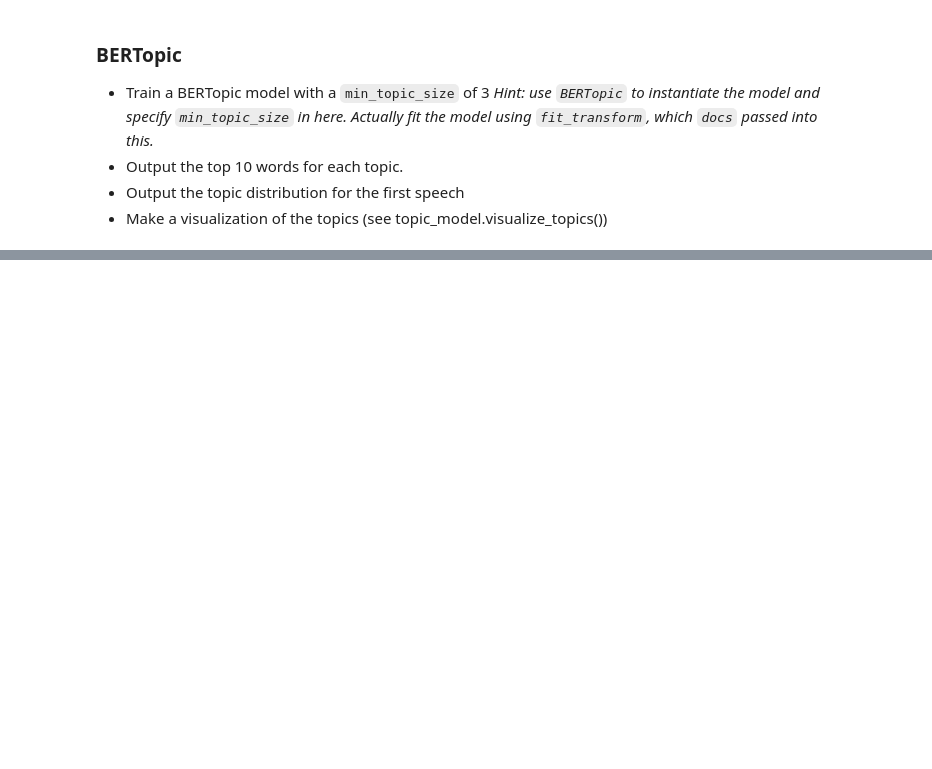
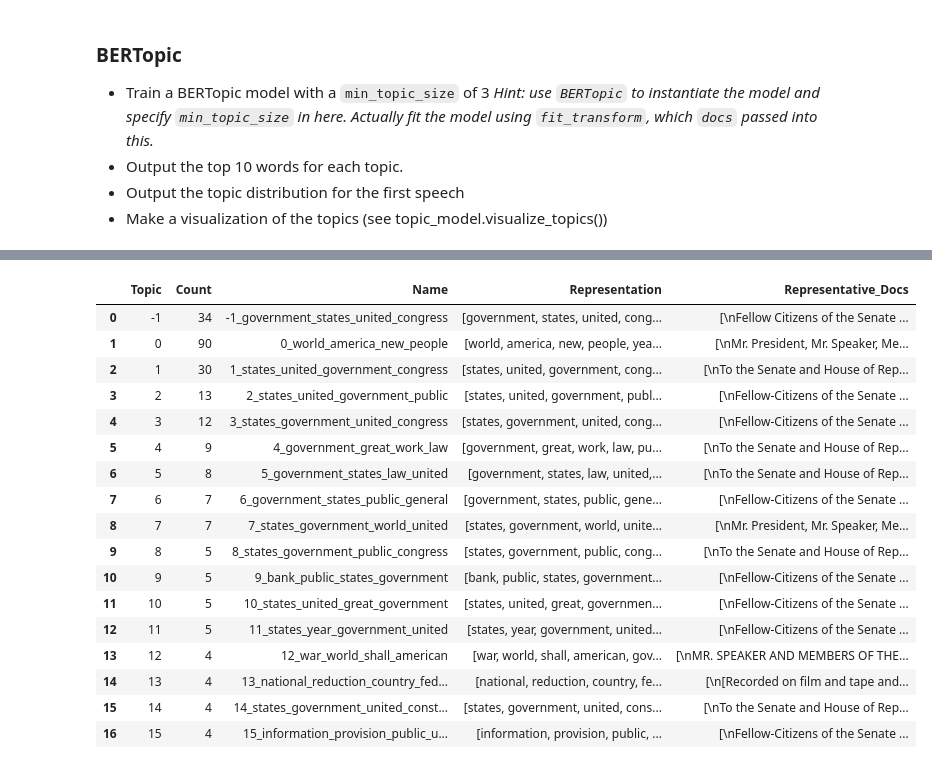
Before and after one commit to UCB-stat-159-f25/proj02-group08, a Jupyter notebook: notebooks/nlp-P03.ipynb, the cells around one changed output, grey strips where cells are left out. Cells and saved outputs as stored; diff of their text form; code cells hidden in the pictures; blank space fills up the shorter version.

```diff
--- a/notebooks/nlp-P03.ipynb
+++ b/notebooks/nlp-P03.ipynb
@@ -263,4 +262,7 @@ docs = sou['Text'].to_list()
 # %%
 # train the model - this takes about 30 seconds
+MIN_TOPIC_SIZE = 3
+IS_VERBOSE = True
 
-# remove stop words from the topics (Hint: use CountVectorizer and then .update_topics on topic_model)
+step07_topic_model    = BERTopic(min_topic_size=MIN_TOPIC_SIZE, verbose=IS_VERBOSE)
+topics, probabilities = step07_topic_model.fit_transform(docs)
@@ -266,0 +300,7 @@ docs = sou['Text'].to_list()
+# %%
+# remove stop words from the topics (Hint: use CountVectorizer and then .update_topics on topic_model)
+
+LANG="english"
+
+step08_vectorizer_model = CountVectorizer(stop_words=LANG)
+step07_topic_model.update_topics(docs, topics=topics, vectorizer_model=step08_vectorizer_model)
@@ -267,5 +309,27 @@ docs = sou['Text'].to_list()
 # %%
 # output the top 10 words for each topic - hint see get_topic_info
+
+step09_topic_info = step07_topic_model.get_topic_info()
+step09_topic_info
+# %% [output]
+|  | Topic | Count | Name | Representation | Representative_Docs |
+| 0 | -1 | 34 | -1_government_states_united_congress | [government, states, united, cong... | [\nFellow Citizens of the Senate ... |
+| 1 | 0 | 90 | 0_world_america_new_people | [world, america, new, people, yea... | [\nMr. President, Mr. Speaker, Me... |
+| 2 | 1 | 30 | 1_states_united_government_congress | [states, united, government, cong... | [\nTo the Senate and House of Rep... |
+| 3 | 2 | 13 | 2_states_united_government_public | [states, united, government, publ... | [\nFellow-Citizens of the Senate ... |
+| 4 | 3 | 12 | 3_states_government_united_congress | [states, government, united, cong... | [\nFellow-Citizens of the Senate ... |
+| 5 | 4 | 9 | 4_government_great_work_law | [government, great, work, law, pu... | [\nTo the Senate and House of Rep... |
+| 6 | 5 | 8 | 5_government_states_law_united | [government, states, law, united,... | [\nTo the Senate and House of Rep... |
+| 7 | 6 | 7 | 6_government_states_public_general | [government, states, public, gene... | [\nFellow-Citizens of the Senate ... |
+| 8 | 7 | 7 | 7_states_government_world_united | [states, government, world, unite... | [\nMr. President, Mr. Speaker, Me... |
+| 9 | 8 | 5 | 8_states_government_public_congress | [states, government, public, cong... | [\nTo the Senate and House of Rep... |
+| 10 | 9 | 5 | 9_bank_public_states_government | [bank, public, states, government... | [\nFellow-Citizens of the Senate ... |
+| 11 | 10 | 5 | 10_states_united_great_government | [states, united, great, governmen... | [\nFellow-Citizens of the Senate ... |
+| 12 | 11 | 5 | 11_states_year_government_united | [states, year, government, united... | [\nFellow-Citizens of the Senate ... |
+| 13 | 12 | 4 | 12_war_world_shall_american | [war, world, shall, american, gov... | [\nMR. SPEAKER AND MEMBERS OF THE... |
+| 14 | 13 | 4 | 13_national_reduction_country_fed... | [national, reduction, country, fe... | [\n[Recorded on film and tape and... |
+| 15 | 14 | 4 | 14_states_government_united_const... | [states, government, united, cons... | [\nTo the Senate and House of Rep... |
+| 16 | 15 | 4 | 15_information_provision_public_u... | [information, provision, public, ... | [\nFellow-Citizens of the Senate ... |
 # %%
 # output the topic distribution for the first speech
 # hint: check out approximate_distribution() and visualize_distribution()
```
Also changed, not shown: parts of 9 cells of this notebook, 1 other file.
